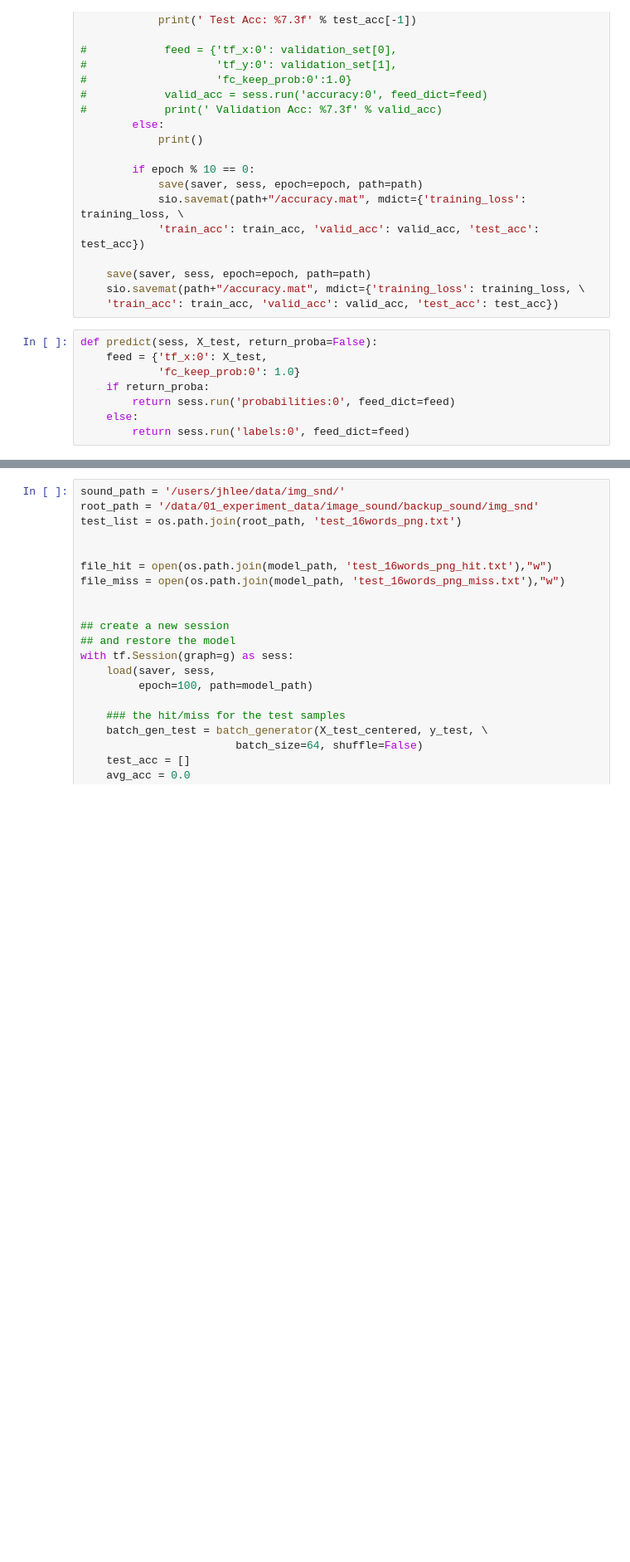
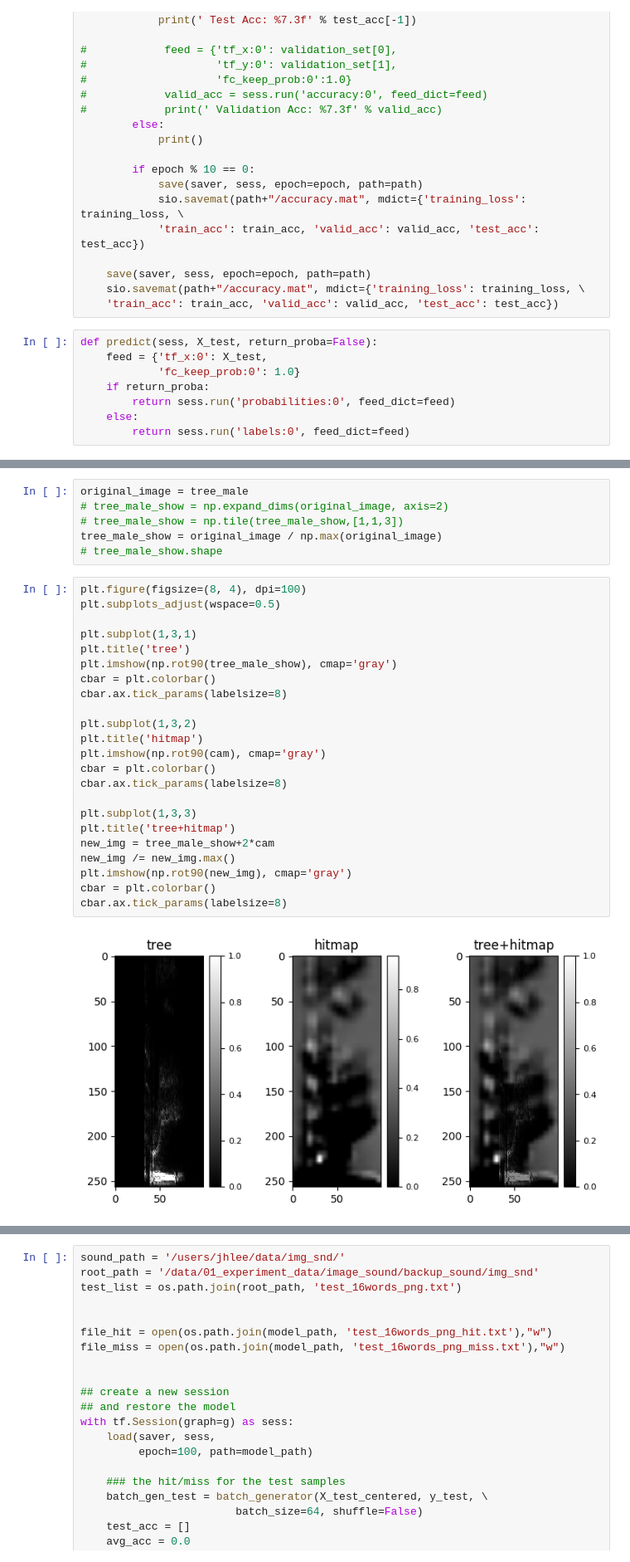
Before and after one commit to BbChip0103/sf_word_recog_research, a Jupyter notebook: from_professor/get_accuracy_and_samplelist_1conv_1fc.ipynb, the cells around one changed output, grey strips where cells are left out. Shown at 83% size. Saved outputs shown, nothing was run; the diff lists cells and outputs as text; blank space fills up the shorter version.

```diff
--- a/from_professor/get_accuracy_and_samplelist_1conv_1fc.ipynb
+++ b/from_professor/get_accuracy_and_samplelist_1conv_1fc.ipynb
@@ -1582,0 +1833,31 @@ Loading model from ./model/cnn_1conv_1fc/
+# %%
+original_image = tree_male
+# tree_male_show = np.expand_dims(original_image, axis=2)
+# tree_male_show = np.tile(tree_male_show,[1,1,3])
+tree_male_show = original_image / np.max(original_image)
+# tree_male_show.shape
+# %%
+plt.figure(figsize=(8, 4), dpi=100)
+plt.subplots_adjust(wspace=0.5)
+
+plt.subplot(1,3,1)
+plt.title('tree')
+plt.imshow(np.rot90(tree_male_show), cmap='gray')
+cbar = plt.colorbar()
+cbar.ax.tick_params(labelsize=8)
+
+plt.subplot(1,3,2)
+plt.title('hitmap')
+plt.imshow(np.rot90(cam), cmap='gray')
+cbar = plt.colorbar()
+cbar.ax.tick_params(labelsize=8)
+
+plt.subplot(1,3,3)
+plt.title('tree+hitmap')
+new_img = tree_male_show+2*cam
+new_img /= new_img.max()
+plt.imshow(np.rot90(new_img), cmap='gray')
+cbar = plt.colorbar()
+cbar.ax.tick_params(labelsize=8)
+# %% [output]
+[figure, added]
```
Also changed, not shown: parts of 33 cells of this notebook.
